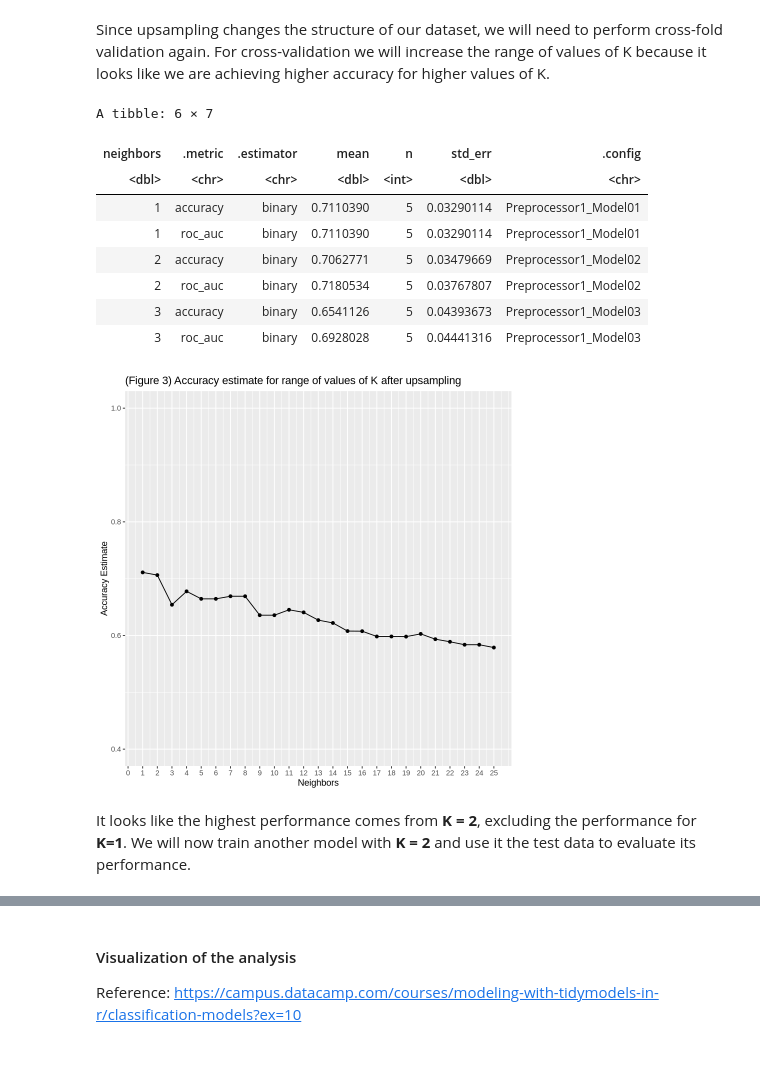
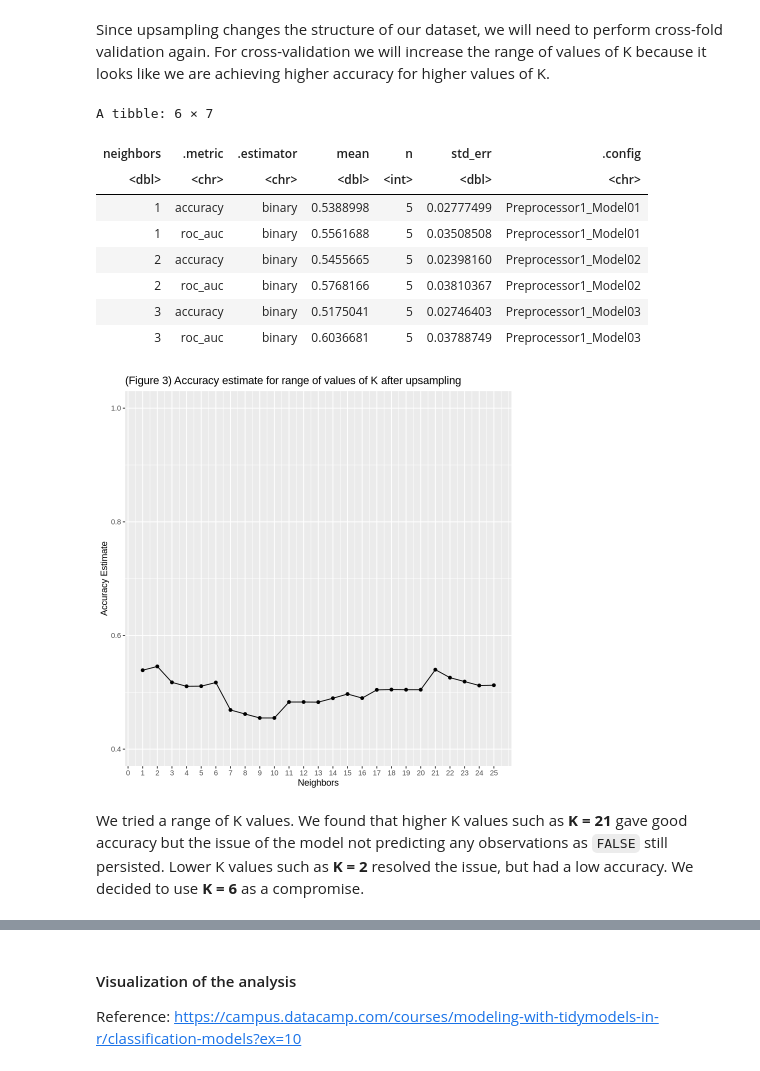
Before and after one commit to tahsansamin/group-project-41-dsci, a Jupyter notebook: groupprojectnotebook.ipynb, the cells around one changed output, grey strips where cells are left out. Drawn from its saved outputs; the diff is of its cells as text; code cells hidden in the pictures.

```diff
--- a/groupprojectnotebook.ipynb
+++ b/groupprojectnotebook.ipynb
@@ -317,10 +317,9 @@ Prediction FALSE TRUE
 The model appears to be performing well with an accuracy performance of **65%**, but this is not enough. It looks like the issue of class imbalance is really affecting our model because it did not predict any of the false subscription statuses as actually being false. Let's try this again by oversampling the observations with false subscription statuses. We will *****only*** upsample on the training data** because we still need the original test dataset to evaluate whether our upsampling had any positive effects.
 # %%
 new_game_recipe <- recipe(subscribe ~ played_hours + Age, data = game_train) |>
-  step_upsample(subscribe, over_ratio = 1, skip = FALSE) |>
-  prep()
-
-game_train <- bake(new_game_recipe, game_train)
+    step_upsample(subscribe, over_ratio = 1) |>
+    step_center(all_predictors()) |>
+    step_scale(all_predictors())
 # %% [markdown]
 Since upsampling changes the structure of our dataset, we will need to perform cross-fold validation again. For cross-validation we will increase the range of values of K because it looks like we are achieving higher accuracy for higher values of K.
 # %%
@@ -332,21 +331,21 @@ new_knn_tune <- nearest_neighbor(weight_func = "rectangular", neighbors = tune()
 # %%
 set.seed(2456)
 new_knn_results <- workflow() |>
-      add_recipe(game_recipe) |>
+      add_recipe(new_game_recipe) |>
       add_model(new_knn_tune) |>
       tune_grid(resamples = new_game_vfold, grid = tibble(neighbors = seq(from = 1, to = 25, by = 1))) |>
       collect_metrics()
 head(new_knn_results)
 # %% [output]
 A tibble: 6 × 7
 | neighbors | .metric | .estimator | mean | n | std_err | .config |
 | <dbl> | <chr> | <chr> | <dbl> | <int> | <dbl> | <chr> |
-| 1 | accuracy | binary | 0.7110390 | 5 | 0.03290114 | Preprocessor1_Model01 |
-| 1 | roc_auc | binary | 0.7110390 | 5 | 0.03290114 | Preprocessor1_Model01 |
-| 2 | accuracy | binary | 0.7062771 | 5 | 0.03479669 | Preprocessor1_Model02 |
-| 2 | roc_auc | binary | 0.7180534 | 5 | 0.03767807 | Preprocessor1_Model02 |
-| 3 | accuracy | binary | 0.6541126 | 5 | 0.04393673 | Preprocessor1_Model03 |
-| 3 | roc_auc | binary | 0.6928028 | 5 | 0.04441316 | Preprocessor1_Model03 |
+| 1 | accuracy | binary | 0.5388998 | 5 | 0.02777499 | Preprocessor1_Model01 |
+| 1 | roc_auc | binary | 0.5561688 | 5 | 0.03508508 | Preprocessor1_Model01 |
+| 2 | accuracy | binary | 0.5455665 | 5 | 0.02398160 | Preprocessor1_Model02 |
+| 2 | roc_auc | binary | 0.5768166 | 5 | 0.03810367 | Preprocessor1_Model02 |
+| 3 | accuracy | binary | 0.5175041 | 5 | 0.02746403 | Preprocessor1_Model03 |
+| 3 | roc_auc | binary | 0.6036681 | 5 | 0.03788749 | Preprocessor1_Model03 |
 # %%
 new_accuracies <- new_knn_results |>
       filter(.metric == "accuracy")
@@ -359,8 +358,8 @@ new_accuracy_versus_k <- ggplot(new_accuracies, aes(x = neighbors, y = mean))+
       scale_y_continuous(limits = c(0.4, 1.0)) # adjusting the y-axis
 new_accuracy_versus_k
 # %% [output]
-[figure, old version]
+[figure, new version]
 # %% [markdown]
-It looks like the highest performance comes from **K = 2**, excluding the performance for **K=1**. We will now train another model with **K = 2** and use it the test data to evaluate its performance.
+We tried a range of K values. We found that higher K values such as **K  =  21** gave good accuracy but the issue of the model not predicting any observations as `FALSE` still persisted. Lower K values such as **K = 2** resolved the issue, but had a low accuracy. We decided to use **K = 6** as a compromise.
 # %%
 set.seed(9999)
```
Also changed, not shown: parts of 6 cells of this notebook.
